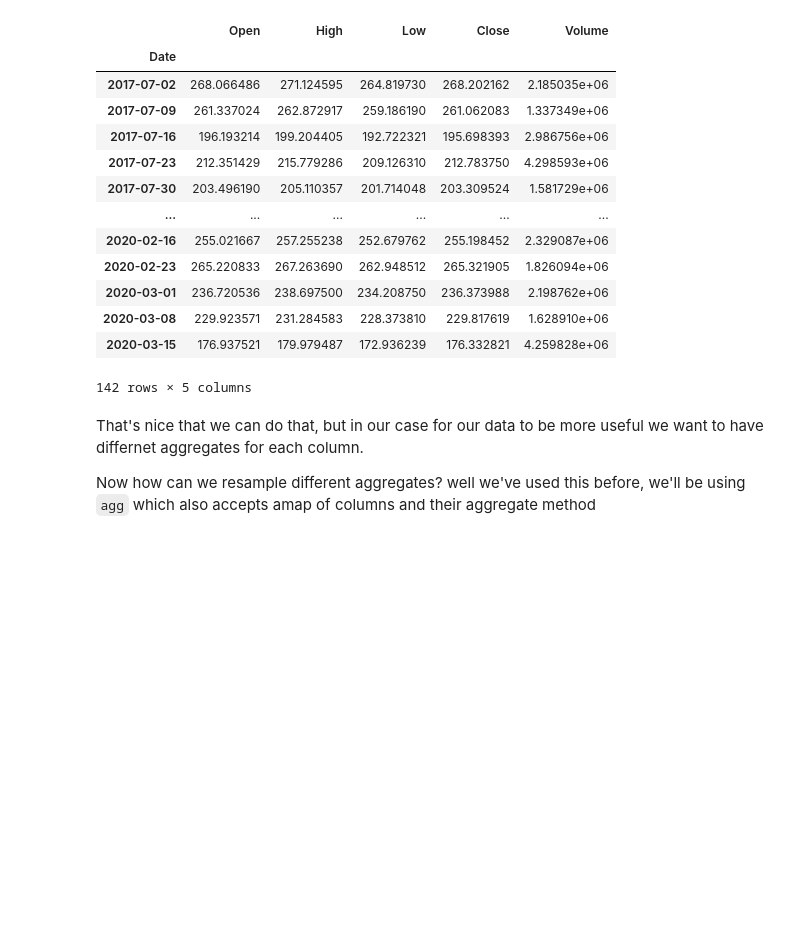
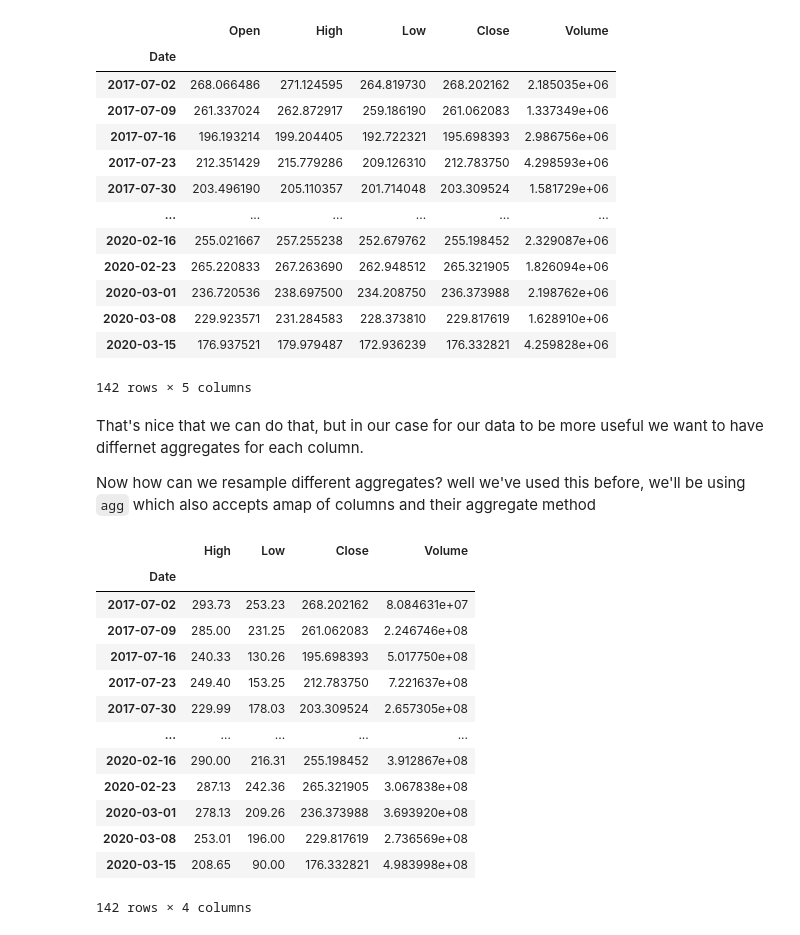
Before and after one commit to athoug/data-science-journey, a Jupyter notebook: pandas/Dates and Time Series Data.ipynb, the cells around one changed output. Cells and saved outputs as stored; diff of their text form; code cells hidden in the pictures; blank space fills up the shorter version.

```diff
--- a/pandas/Dates and Time Series Data.ipynb
+++ b/pandas/Dates and Time Series Data.ipynb
@@ -348,4 +348,19 @@ That's nice that we can do that, but in our case for our data to be more useful
 
 Now how can we resample different aggregates? well we've used this before, we'll be using `agg` which also accepts amap of columns and their aggregate method
 # %%
-df.resampel('W').agg({'High': 'max', 'Low': 'min', 'Close': 'mean', 'V'})
+df.resample('W').agg({'High': 'max', 'Low': 'min', 'Close': 'mean', 'Volume': 'sum'})
+# %% [output]
+|  | High | Low | Close | Volume |
+| Date |  |  |  |  |
+| 2017-07-02 | 293.73 | 253.23 | 268.202162 | 8.084631e+07 |
+| 2017-07-09 | 285.00 | 231.25 | 261.062083 | 2.246746e+08 |
+| 2017-07-16 | 240.33 | 130.26 | 195.698393 | 5.017750e+08 |
+| 2017-07-23 | 249.40 | 153.25 | 212.783750 | 7.221637e+08 |
+| 2017-07-30 | 229.99 | 178.03 | 203.309524 | 2.657305e+08 |
+| ... | ... | ... | ... | ... |
+| 2020-02-16 | 290.00 | 216.31 | 255.198452 | 3.912867e+08 |
+| 2020-02-23 | 287.13 | 242.36 | 265.321905 | 3.067838e+08 |
+| 2020-03-01 | 278.13 | 209.26 | 236.373988 | 3.693920e+08 |
+| 2020-03-08 | 253.01 | 196.00 | 229.817619 | 2.736569e+08 |
+| 2020-03-15 | 208.65 | 90.00 | 176.332821 | 4.983998e+08 |
+142 rows × 4 columns
```
Also changed, not shown: 4 other files.
